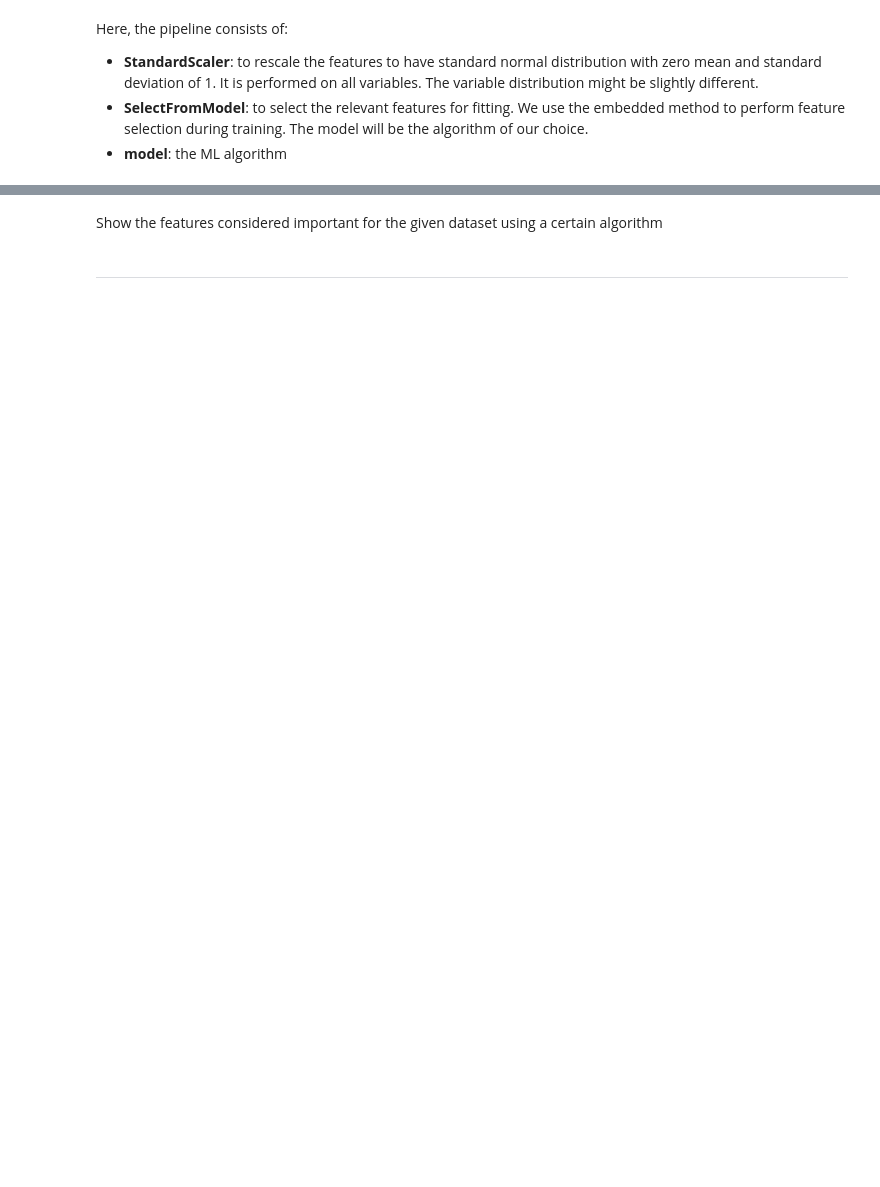
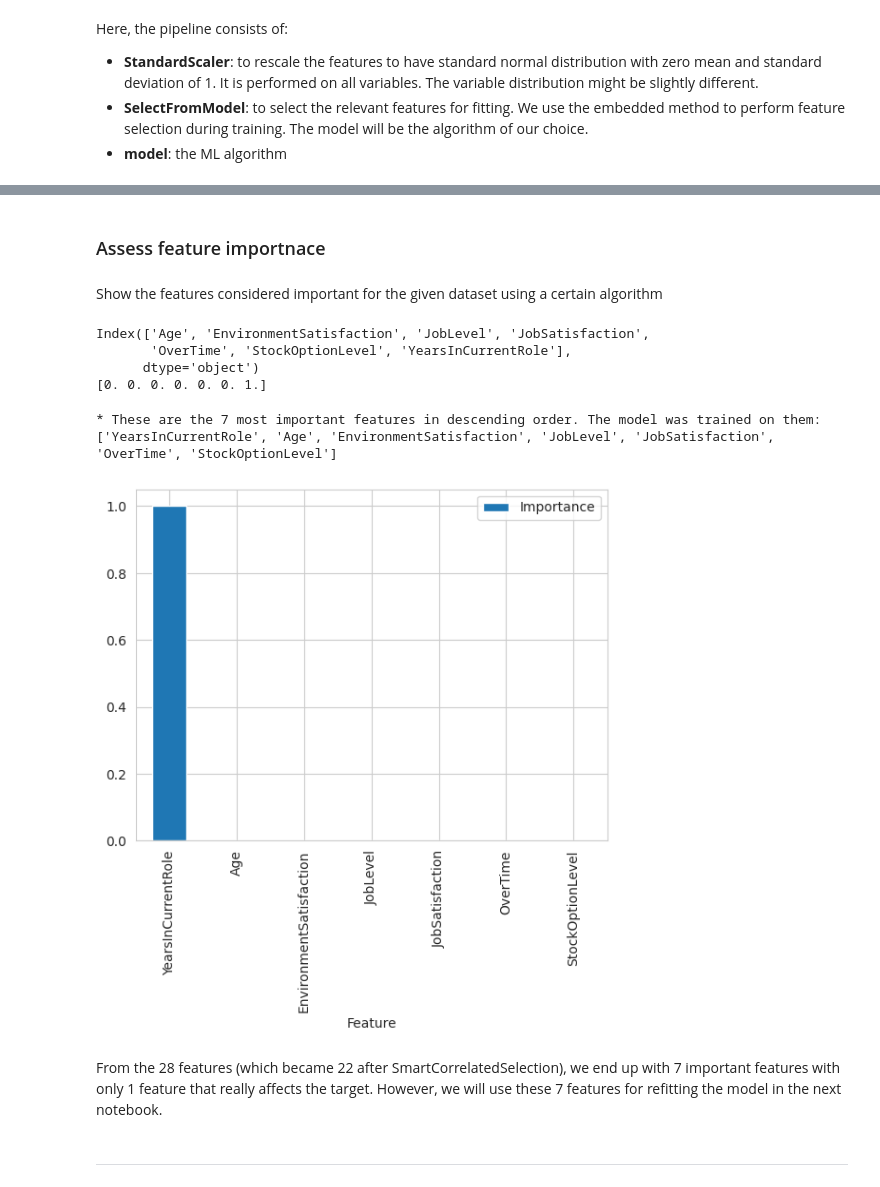
Before and after one commit to mtelewa/attrition-predictor, a Jupyter notebook: jupyter_notebooks/04-ModelingEvaluation.ipynb, the cells around one changed output, grey strips where cells are left out. Drawn from its saved outputs; the diff is of its cells as text; code cells hidden in the pictures; blank space fills up the shorter version.

```diff
--- a/jupyter_notebooks/04-ModelingEvaluation.ipynb
+++ b/jupyter_notebooks/04-ModelingEvaluation.ipynb
@@ -159,0 +388,5 @@ def PipelineClf(model):
+# %%
+search = HyperparameterOptimizationSearch(models=models_search, params=params_search)
+search.fit(X_train, y_train,
+           scoring =  make_scorer(recall_score, pos_label=1),
+           n_jobs=-1, cv=5)
@@ -159,0 +407,3 @@ def PipelineClf(model):
+# %%
+grid_search_summary, grid_search_pipelines = search.score_summary(sort_by='mean_score')
+grid_search_summary
@@ -159,0 +424,5 @@ def PipelineClf(model):
+# %%
+best_model = grid_search_summary.iloc[0,0]
+best_parameters = grid_search_pipelines[best_model].best_params_
+
+print(f'Best model is: {best_model} \nBest parameters are: {best_parameters}')
@@ -159,0 +436,3 @@ def PipelineClf(model):
+# %%
+pipeline_clf = grid_search_pipelines[best_model].best_estimator_
+pipeline_clf
@@ -160,2 +447,4 @@ def PipelineClf(model):
+# %% [markdown]
+### Assess feature importnace
 # %% [markdown]
 Show the features considered important for the given dataset using a certain algorithm
@@ -164,2 +451,33 @@ X_train.columns[pipeline['feature_selection'].get_support()]
+# %%
+print(X_train.columns[pipeline_clf['feature_selection'].get_support()])
+print(pipeline_clf['model'].feature_importances_)
+# %% [output]
+Index(['Age', 'EnvironmentSatisfaction', 'JobLevel', 'JobSatisfaction',
+       'OverTime', 'StockOptionLevel', 'YearsInCurrentRole'],
+      dtype='object')
+[0. 0. 0. 0. 0. 0. 1.]
+# %%
+# create DataFrame to display feature importance
+df_feature_importance = (pd.DataFrame(data={
+    'Feature': X_train.columns[pipeline_clf['feature_selection'].get_support()],
+    'Importance': pipeline_clf['model'].feature_importances_})
+    .sort_values(by='Importance', ascending=False)
+)
+
+# re-assign best_features order
+best_features = df_feature_importance['Feature'].to_list()
+
+# Most important features statement and plot
+print(f"* These are the {len(best_features)} most important features in descending order. "
+      f"The model was trained on them: \n{best_features}")
+
+df_feature_importance.plot(kind='bar', x='Feature', y='Importance')
+plt.show()
+# %% [output]
+* These are the 7 most important features in descending order. The model was trained on them:
+['YearsInCurrentRole', 'Age', 'EnvironmentSatisfaction', 'JobLevel', 'JobSatisfaction', 'OverTime', 'StockOptionLevel']
+[figure, added]
+# %% [markdown]
+From the 28 features (which became 22 after SmartCorrelatedSelection), we end up with 7 important features with only 1 feature that really affects the target. However, we will use these 7 features for refitting the model in the next notebook.
 # %% [markdown]
 ---
```
Also changed, not shown: parts of 40 cells of this notebook.
